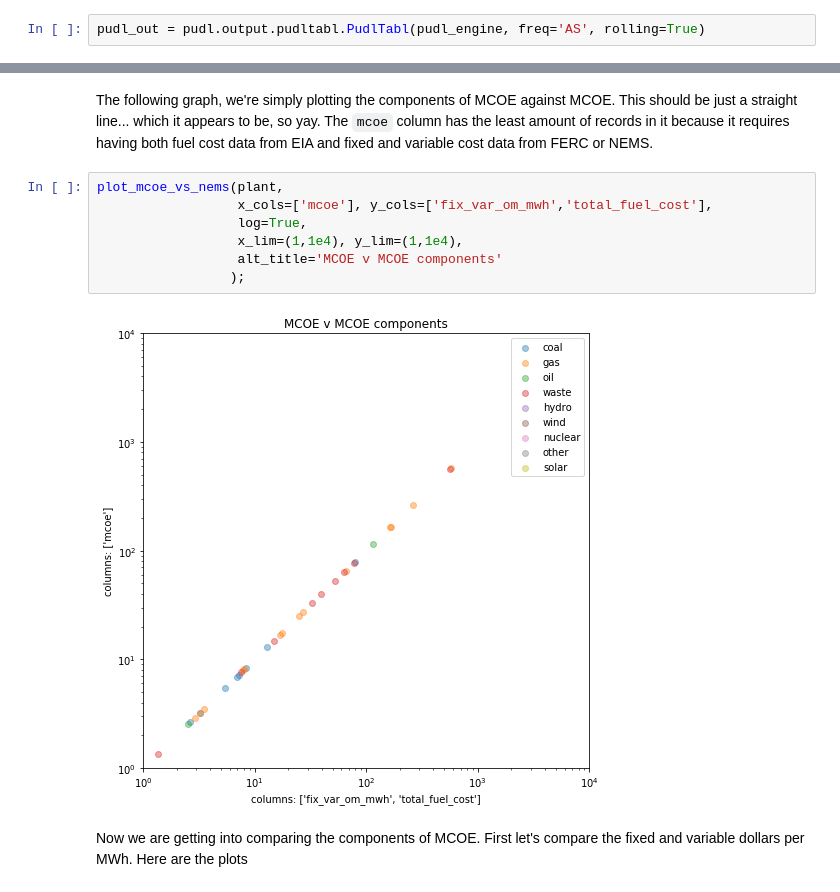
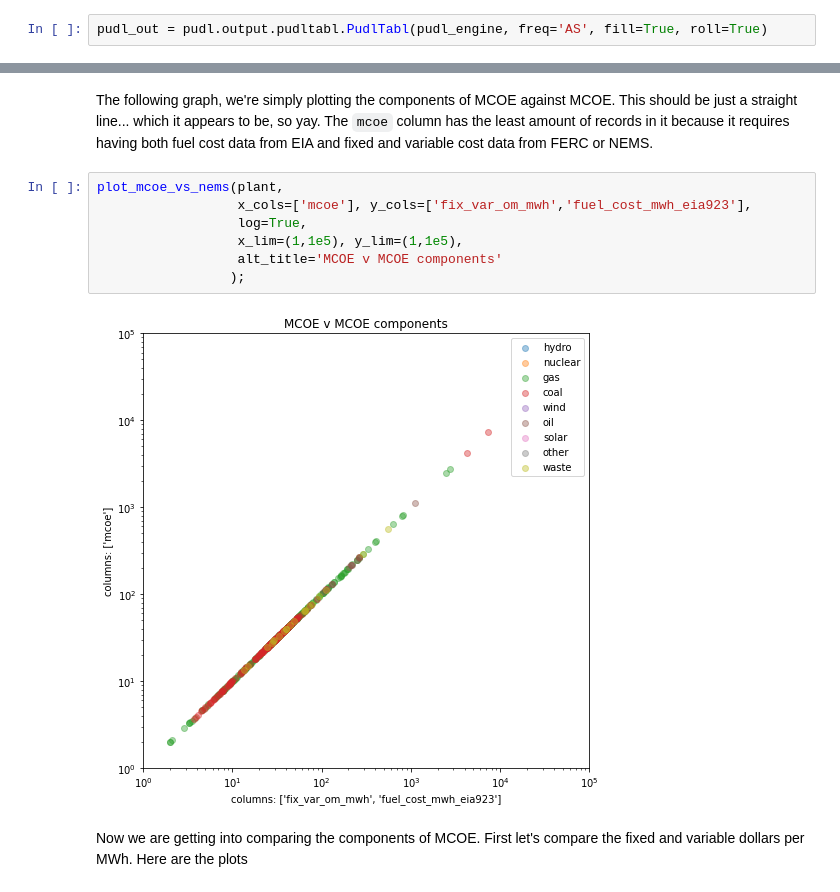
Before and after one commit to catalyst-cooperative/ei-mcoe-map, a Jupyter notebook: mcoe_compilation.ipynb, the cells around one changed output, grey strips where cells are left out. Saved outputs shown, nothing was run; the diff lists cells and outputs as text.

```diff
--- a/mcoe_compilation.ipynb
+++ b/mcoe_compilation.ipynb
@@ -40,4 +42,4 @@ pd.options.display.max_columns = None
 pudl_settings = pudl.workspace.setup.get_defaults()
 pudl_engine = sa.create_engine(pudl_settings["pudl_db"])
 # %%
-pudl_out = pudl.output.pudltabl.PudlTabl(pudl_engine, freq='AS', rolling=True)
+pudl_out = pudl.output.pudltabl.PudlTabl(pudl_engine, freq='AS', fill=True, roll=True)
@@ -198,13 +246,13 @@ This should be just a straight line... which it appears to be, so yay.
 The `mcoe` column has the least amount of records in it because it requires having both fuel cost data from EIA and fixed and variable cost data from FERC or NEMS.
 # %%
 plot_mcoe_vs_nems(plant,
-                  x_cols=['mcoe'], y_cols=['fix_var_om_mwh','total_fuel_cost'],
+                  x_cols=['mcoe'], y_cols=['fix_var_om_mwh','fuel_cost_mwh_eia923'],
                   log=True,
-                  x_lim=(1,1e4), y_lim=(1,1e4),
+                  x_lim=(1,1e5), y_lim=(1,1e5),
                   alt_title='MCOE v MCOE components'
                  );
 # %% [output]
-[figure, old version]
+[figure, new version]
 # %% [markdown]
 Now we are getting into comparing the components of MCOE. First let's compare the fixed and variable dollars per MWh.
 Here are the plots
```
Also changed, not shown: parts of 40 cells of this notebook, 1 other file.
